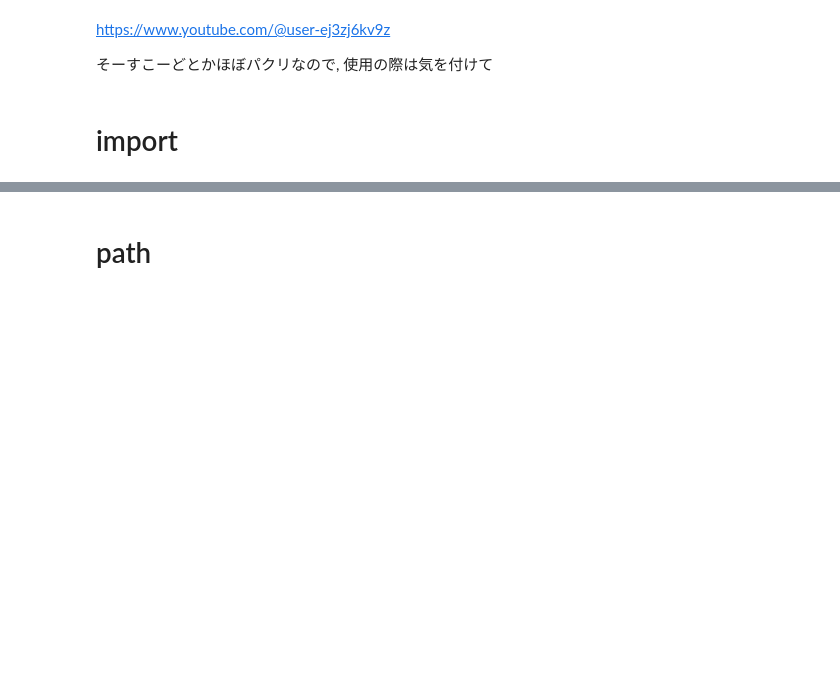
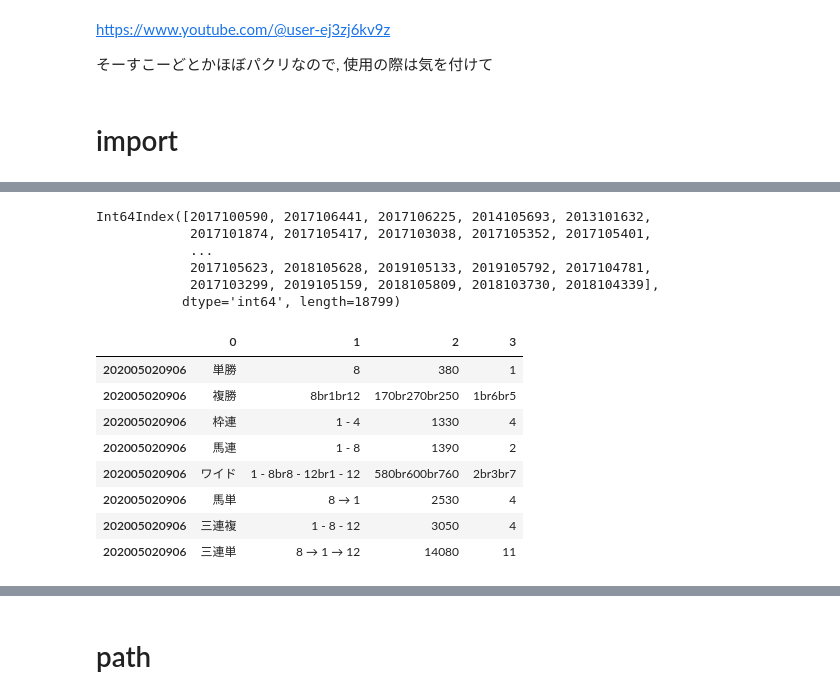
Before and after one commit to yodarjeering/horse_tmp, a Jupyter notebook: main.ipynb, the cells around one changed output, grey strips where cells are left out. Drawn from its saved outputs; the diff is of its cells as text; code cells hidden in the pictures; blank space fills up the shorter version.

```diff
--- a/main.ipynb
+++ b/main.ipynb
@@ -19,0 +47,9 @@ import pickle
+# %%
+horse_id_list
+# %% [output]
+Int64Index([2017100590, 2017106441, 2017106225, 2014105693, 2013101632,
+            2017101874, 2017105417, 2017103038, 2017105352, 2017105401,
+            ...
+            2017105623, 2018105628, 2019105133, 2019105792, 2017104781,
+            2017103299, 2019105159, 2018105809, 2018103730, 2018104339],
+           dtype='int64', length=18799)
@@ -19,0 +96,14 @@ import pickle
+# %%
+race_id_list = race_results.index
+return_tables_ = scrape_return_tables(race_id_list[:2])
+return_tables_
+# %% [output]
+|  | 0 | 1 | 2 | 3 |
+| 202005020906 | 単勝 | 8 | 380 | 1 |
+| 202005020906 | 複勝 | 8br1br12 | 170br270br250 | 1br6br5 |
+| 202005020906 | 枠連 | 1 - 4 | 1330 | 4 |
+| 202005020906 | 馬連 | 1 - 8 | 1390 | 2 |
+| 202005020906 | ワイド | 1 - 8br8 - 12br1 - 12 | 580br600br760 | 2br3br7 |
+| 202005020906 | 馬単 | 8 → 1 | 2530 | 4 |
+| 202005020906 | 三連複 | 1 - 8 - 12 | 3050 | 4 |
+| 202005020906 | 三連単 | 8 → 1 → 12 | 14080 | 11 |
```
Also changed, not shown: parts of 17 cells of this notebook, 10 other files.
